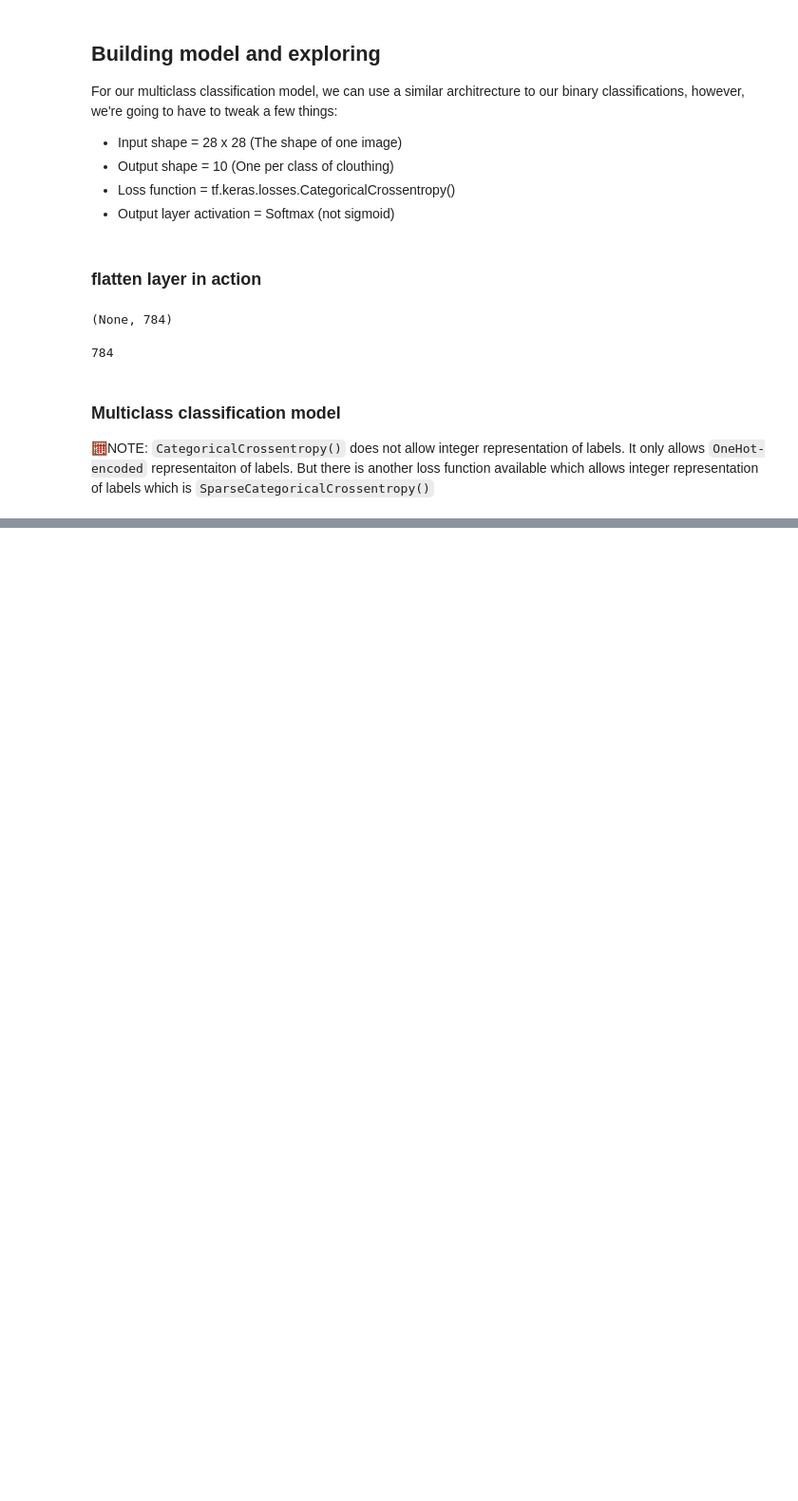
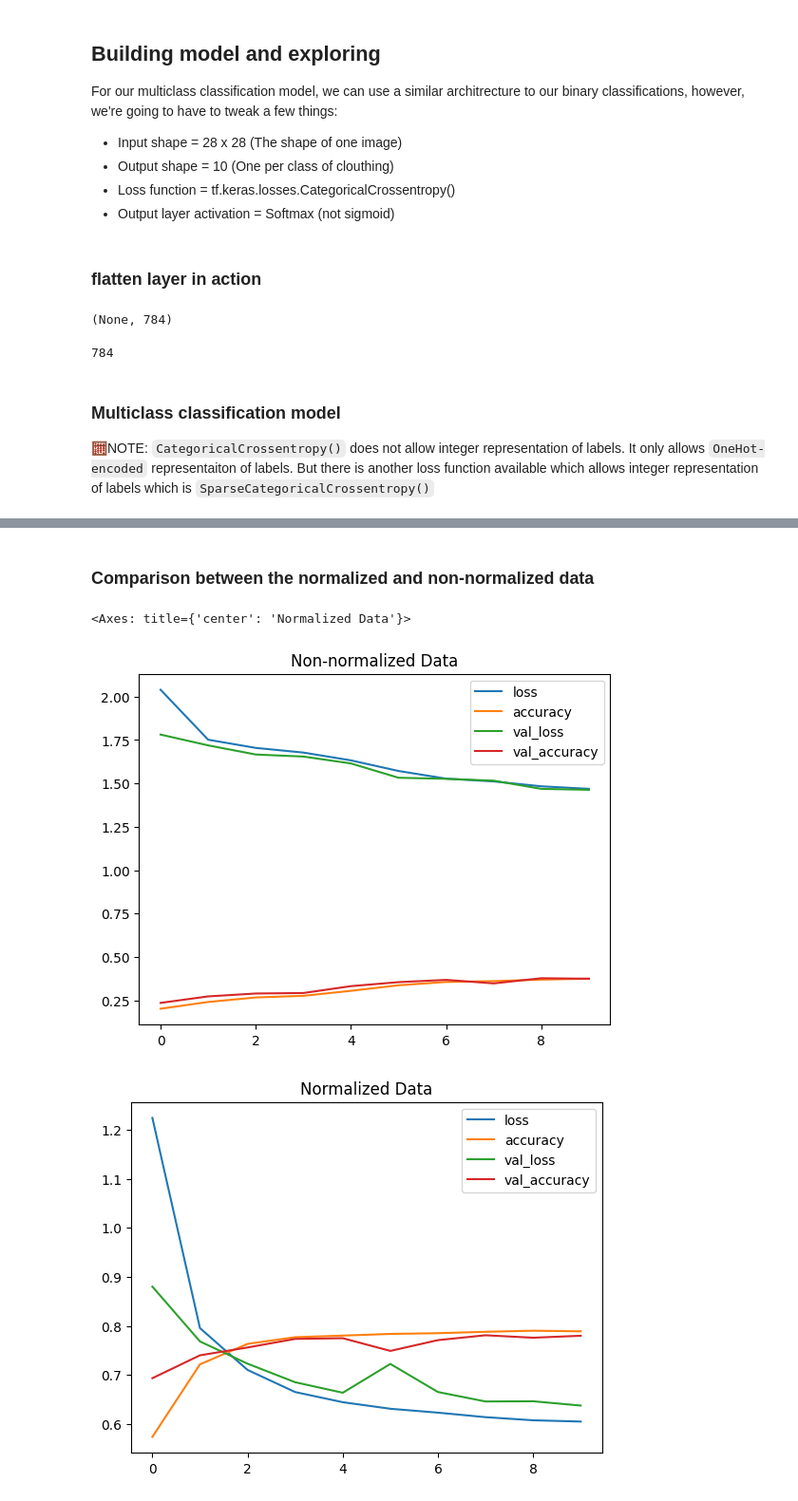
Before and after one commit to Muntasir2179/tensorflow-learning, a Jupyter notebook: 02_neural_network_classification_with_tensorflow_multiclass_classification.ipynb, the cells around one changed output, grey strips where cells are left out. Shown at 95% size. Cells and saved outputs as stored; diff of their text form; code cells hidden in the pictures; blank space fills up the shorter version.

Commit message:
impact of scaling and normalization on training a neural network

```diff
--- a/02_neural_network_classification_with_tensorflow_multiclass_classification.ipynb
+++ b/02_neural_network_classification_with_tensorflow_multiclass_classification.ipynb
@@ -158,0 +194,7 @@ Epoch 10/10
+# %%
+# normalizing our training and testing data
+train_data_norm = train_data / 255.0
+test_data_norm = test_data / 255.0
+
+# check the min and max values of the training data
+train_data_norm.min(), train_data_norm.max()
@@ -158,0 +205,18 @@ Epoch 10/10
+# %%
+tf.random.set_seed(42)
+
+model_2 = tf.keras.Sequential([
+    tf.keras.layers.Flatten(input_shape=(28, 28)),
+    tf.keras.layers.Dense(4, activation='relu'),
+    tf.keras.layers.Dense(4, activation='relu'),
+    tf.keras.layers.Dense(10, activation='softmax')
+])
+
+model_2.compile(loss=tf.losses.CategoricalCrossentropy(),
+                optimizer=tf.optimizers.Adam(),
+                metrics=['accuracy'])
+
+model_2_history = model_2.fit(train_data_norm,
+            tf.one_hot(train_labels, depth=10),
+            epochs=10,
+            validation_data=(test_data_norm, tf.one_hot(test_labels, depth=10)))
@@ -158,0 +244,14 @@ Epoch 10/10
+# %% [markdown]
+### Comparison between the normalized and non-normalized data
+# %%
+import pandas as pd
+
+# plot non-normalized data loss curves
+pd.DataFrame(model_1_history.history).plot(title='Non-normalized Data')
+
+# plot normalized data loss curves
+pd.DataFrame(model_2_history.history).plot(title='Normalized Data')
+# %% [output]
+<Axes: title={'center': 'Normalized Data'}>
+[figure, added]
+[figure, added]
```
Also changed, not shown: parts of 10 cells of this notebook.
